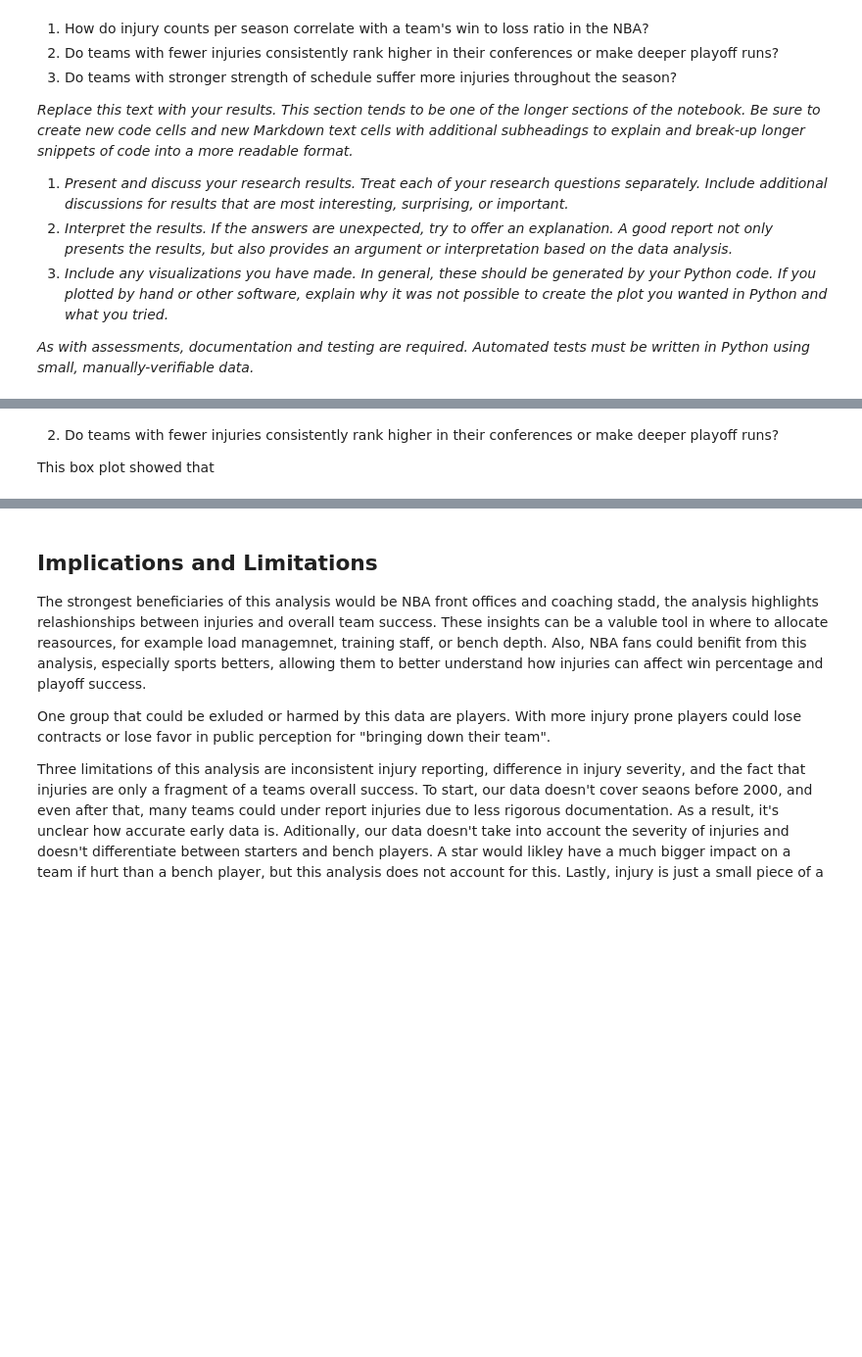
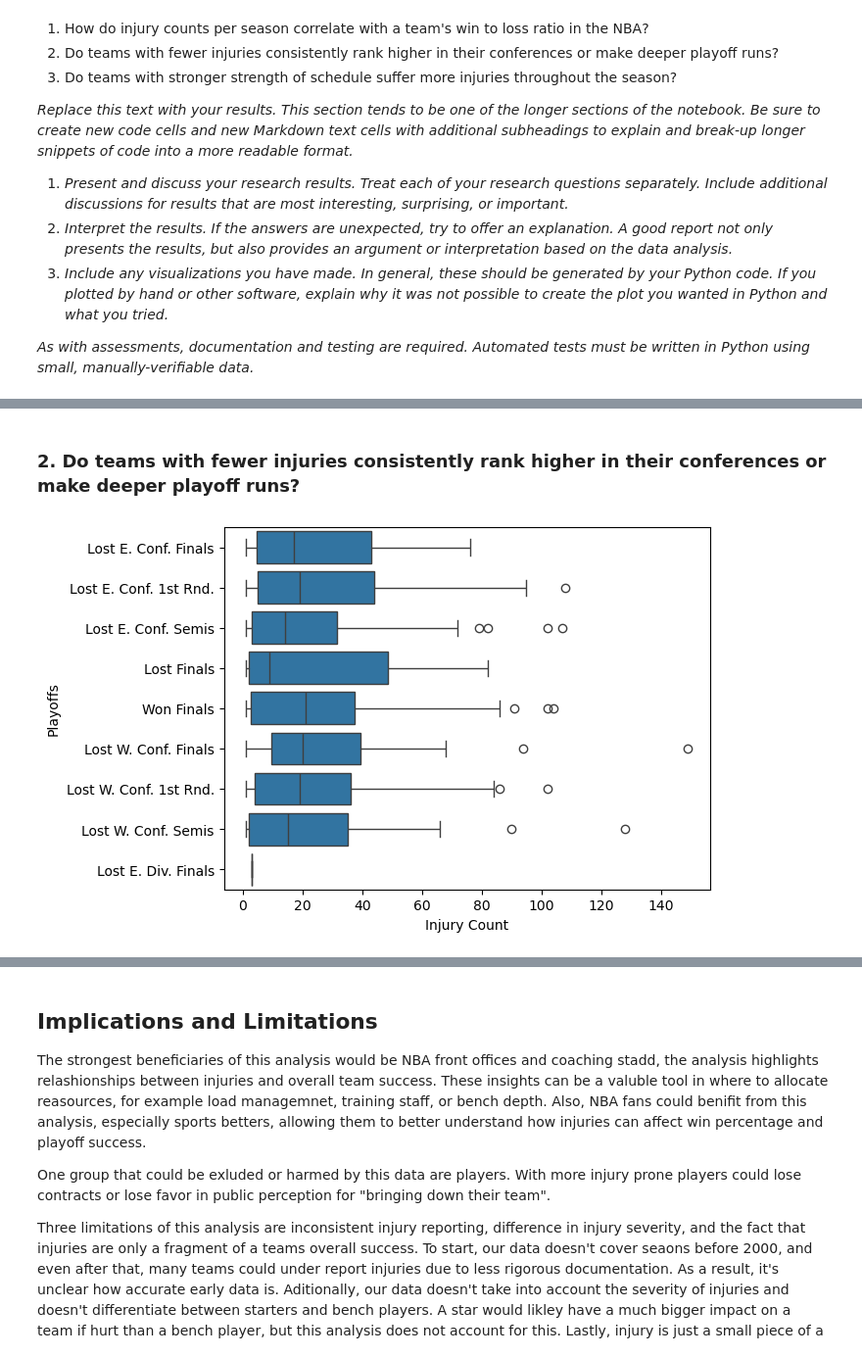
Before and after one commit to nadirahaddach/cse-final-nba-injury-analysis, a Jupyter notebook: project.ipynb, the cells around one changed output, grey strips where cells are left out. Shown at 98% size. Drawn from its saved outputs; the diff is of its cells as text; code cells hidden in the pictures; blank space fills up the shorter version.

```diff
--- a/project.ipynb
+++ b/project.ipynb
@@ -49,3 +254,31 @@ AssertionError: sources should not include the placeholder ellipsis
+# %%
+# Step 2: Merge Datasets
+''' old version
+def merge_datasets(injuries_df, stats_df, bench_df):
+    injuries_count = injuries_df.groupby(['Team', 'Season']).size().reset_index(name='Injury_Count')
+    merged = stats_df.merge(injuries_count, on=['Team', 'Season'], how='left')
+    merged = merged.merge(bench_df, on=['Team', 'Season'], how='left')
+
+    stats_df['Season'] = [int(season) for season in stats_df['Season']]
+
+    merged = merged.merge(injury_counts, left_on=['Team', 'Season'], right_on=['Team', 'Year'], how='left')
+
+    return merged
+
+merged_df = merge_datasets(injuries_df, team_stats, team_perf)
+'''
+def merge_datasets(injuries_df, stats_df, bench_df):
+    injuries_count = injuries_df.groupby(['Team', 'Season']).size().reset_index(name='Injury_Count')
+    merged = stats_df.merge(injuries_count, on=['Team', 'Season'], how='left')
+    merged = merged.merge(bench_df, on=['Team', 'Season'], how='left')
+
+    stats_df['Season'] = [int(season) for season in stats_df['Season']]
+
+    merged = merged.merge(injury_counts, left_on=['Team', 'Season'], right_on=['Team', 'Year'], how='left')
+
+    return merged
+
+merged_df = merge_datasets(injuries_df, team_stats, team_perf)
 # %% [markdown]
 ## Results
 
@@ -67,4 +415,20 @@ The plot for average win percentage for each team based of injury count over the
 # %% [markdown]
-2. Do teams with fewer injuries consistently rank higher in their conferences or make deeper playoff runs?
-
-This box plot showed that
+### 2. Do teams with fewer injuries consistently rank higher in their conferences or make deeper playoff runs?
+# %%
+def plot_injuries_vs_playoff_sucess(df):
+    #how can we implement to make data more clear?
+    playoff_order = [
+    'Did Not Qualify', 'Lost 1st Rnd', 'Lost E. Conf. 1st Rnd', 'Lost W. Conf. 1st Rnd',
+    'Lost 2nd Rnd', 'Lost Conf. Semis', 'Lost E. Conf. Semis', 'Lost W. Conf. Semis',
+    'Lost Conf. Finals', 'Lost E. Conf. Finals', 'Lost W. Conf. Finals',
+    'Lost Finals', 'Won Finals']
+
+    df = df.dropna(subset=['Playoffs','Injury_Count_x'])
+
+    plot = sns.boxplot(df, x='Injury_Count_x', y='Playoffs')
+    plot = plot.set(xlabel='Injury Count')
+    plt.show()
+
+plot_injuries_vs_playoff_sucess(merged_df)
+# %% [output]
+[figure, added]
```
Also changed, not shown: parts of 11 cells of this notebook.
